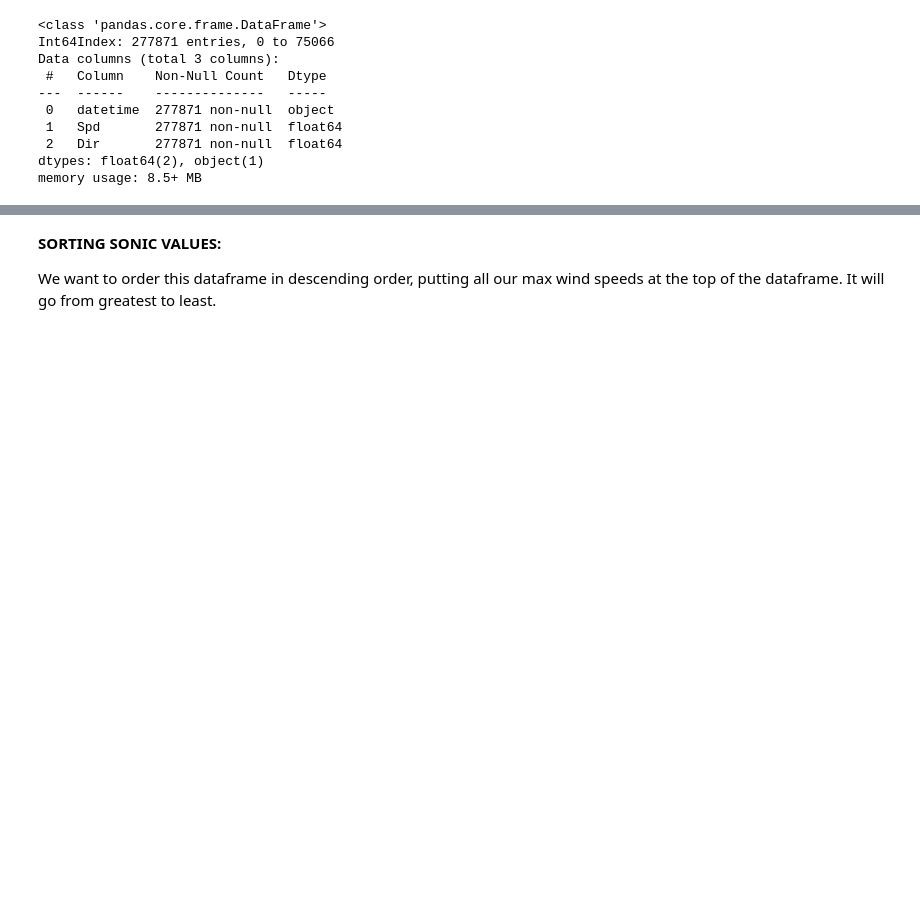
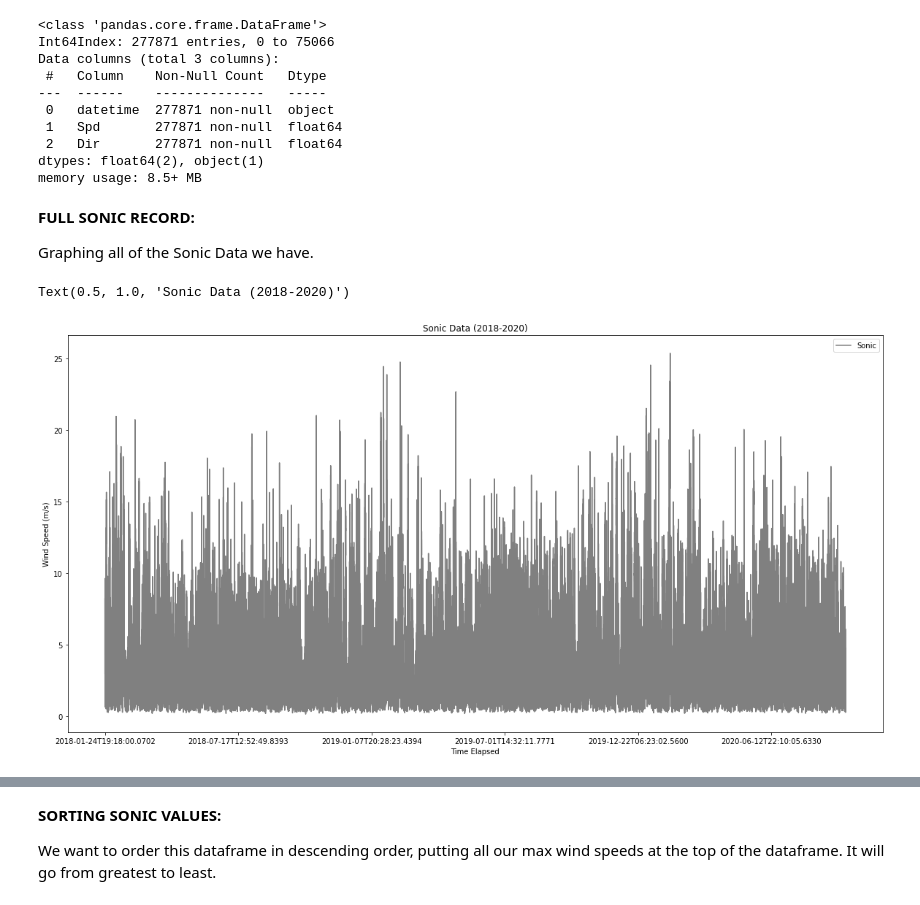
Before and after one commit to MuntahaPasha/ATOC-4900-Anemometer-Project, a Jupyter notebook: Jupyter Notebooks/AveragedPlots.ipynb, the cells around one changed output, grey strips where cells are left out. Drawn from its saved outputs; the diff is of its cells as text; code cells hidden in the pictures; blank space fills up the shorter version.

```diff
--- a/Jupyter Notebooks/AveragedPlots.ipynb
+++ b/Jupyter Notebooks/AveragedPlots.ipynb
@@ -156,3 +172,7 @@ Text(0.5, 1.0, 'Daily Average for WXT')
+# %%
+dfSonic2018 = pd.read_csv('2018Sonic', encoding='utf-8')
+dfSonic2019 = pd.read_csv('2019Sonic', encoding='utf-8')
+dfSonic2020 = pd.read_csv('2020Sonic', encoding='utf-8')
 # %% [markdown]
 **CONVERTING SONIC DATA INTO WXT TIME STAMPS (5-MIN INTERVALS)**
 
@@ -228,3 +248,15 @@ Data columns (total 3 columns):
  2   Dir       277871 non-null  float64
 dtypes: float64(2), object(1)
 memory usage: 8.5+ MB
+# %% [markdown]
+**FULL SONIC RECORD:**
+
+Graphing all of the Sonic Data we have.
+# %%
+ax = dfSonicConcat.plot(kind = 'line', x = 'datetime', y = 'Spd', color='gray', figsize = (20, 10), label = "Sonic")
+ax.set_xlabel("Time Elapsed")
+ax.set_ylabel("Wind Speed (m/s)")
+ax.set_title("Sonic Data (2018-2020)")
+# %% [output]
+Text(0.5, 1.0, 'Sonic Data (2018-2020)')
+[figure, added]
```
Also changed, not shown: parts of 6 cells of this notebook.
